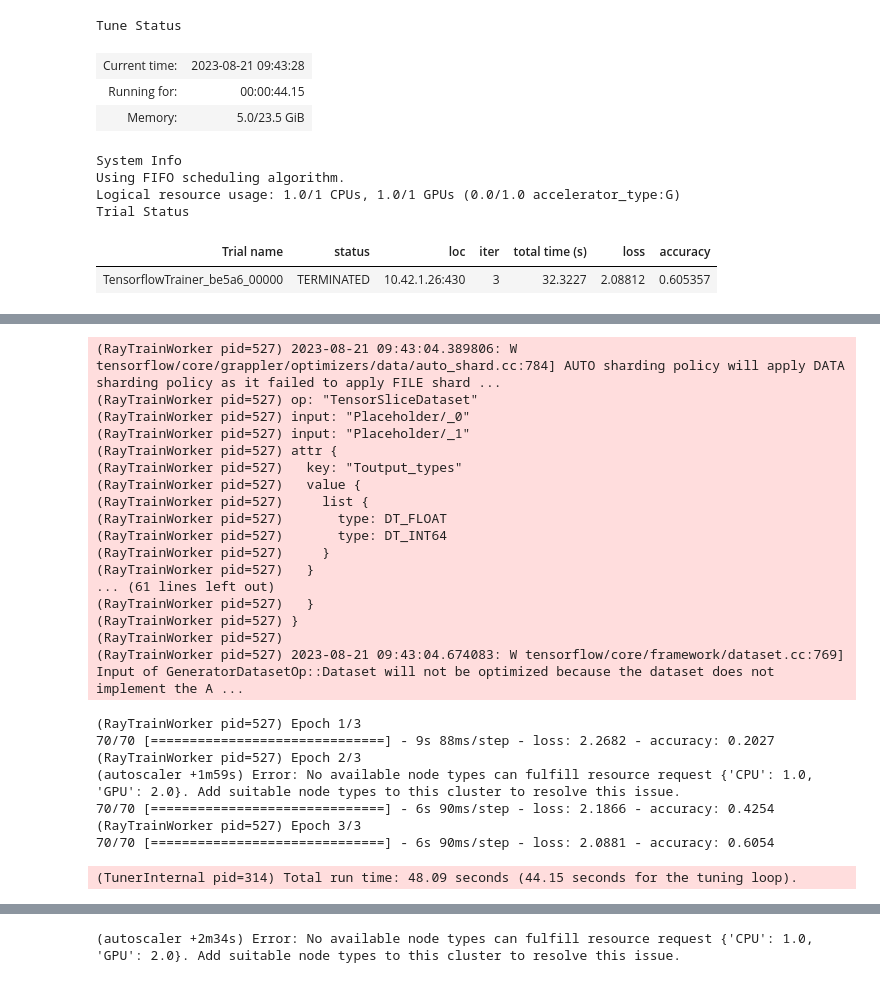
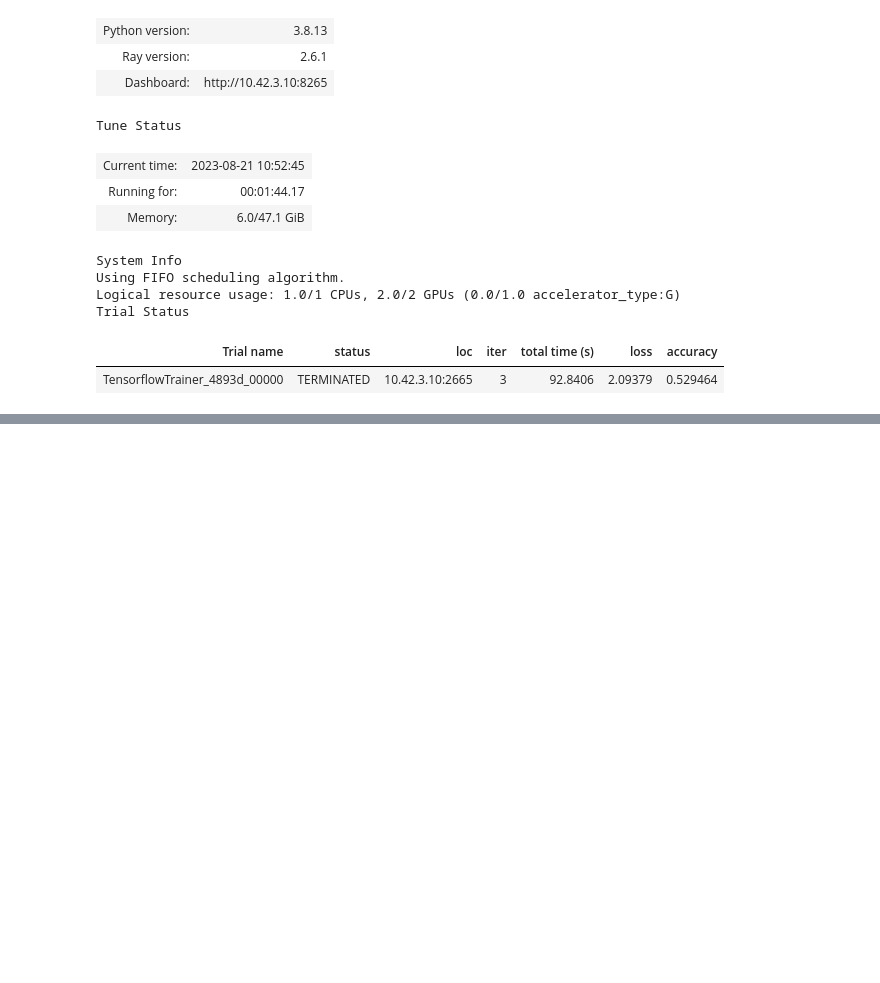
Before and after one commit to data-max-hq/cost-effective-ml, a Jupyter notebook: example_notebook/notebook.ipynb, the cells around one changed output, grey strips where cells are left out. Saved outputs shown, nothing was run; the diff lists cells and outputs as text; code cells hidden in the pictures; blank space fills up the shorter version.

```diff
--- a/example_notebook/notebook.ipynb
+++ b/example_notebook/notebook.ipynb
@@ -147,13 +141,19 @@ ClientObjectRef(c2668a65bda616c1ffffffffffffffffffffffff0100000001000000)
+# %%
+ray.init(address="ray://example-cluster-head-svc:10001", runtime_env=runtime_env)
+# %% [output]
+| Python version: | 3.8.13 |
+| Ray version: | 2.6.1 |
+| Dashboard: | http://10.42.3.10:8265 |
 # %%
-train_tensorflow_mnist(num_workers=1, use_gpu=True, epochs=3)
+train_tensorflow_mnist(num_workers=2, use_gpu=True, epochs=3)
 # %% [output]
 Tune Status
-| Current time: | 2023-08-21 09:43:28 |
-| Running for: | 00:00:44.15 |
-| Memory: | 5.0/23.5 GiB |
+| Current time: | 2023-08-21 10:52:45 |
+| Running for: | 00:01:44.17 |
+| Memory: | 6.0/47.1 GiB |
 System Info
 Using FIFO scheduling algorithm.
-Logical resource usage: 1.0/1 CPUs, 1.0/1 GPUs (0.0/1.0 accelerator_type:G)
+Logical resource usage: 1.0/1 CPUs, 2.0/2 GPUs (0.0/1.0 accelerator_type:G)
 Trial Status
 | Trial name | status | loc | iter | total time (s) | loss | accuracy |
-| TensorflowTrainer_be5a6_00000 | TERMINATED | 10.42.1.26:430 | 3 | 32.3227 | 2.08812 | 0.605357 |
+| TensorflowTrainer_4893d_00000 | TERMINATED | 10.42.3.10:2665 | 3 | 92.8406 | 2.09379 | 0.529464 |
@@ -179,25 +190,0 @@ Trial Status
-(RayTrainWorker pid=527) 2023-08-21 09:43:04.389806: W tensorflow/core/grappler/optimizers/data/auto_shard.cc:784] AUTO sharding policy will apply DATA sharding policy as it failed to apply FILE shard ...
-(RayTrainWorker pid=527) op: "TensorSliceDataset"
-(RayTrainWorker pid=527) input: "Placeholder/_0"
-(RayTrainWorker pid=527) input: "Placeholder/_1"
-(RayTrainWorker pid=527) attr {
-(RayTrainWorker pid=527)   key: "Toutput_types"
-(RayTrainWorker pid=527)   value {
-(RayTrainWorker pid=527)     list {
-(RayTrainWorker pid=527)       type: DT_FLOAT
-(RayTrainWorker pid=527)       type: DT_INT64
-(RayTrainWorker pid=527)     }
-(RayTrainWorker pid=527)   }
-... (61 lines left out)
-(RayTrainWorker pid=527)   }
-(RayTrainWorker pid=527) }
-(RayTrainWorker pid=527)
-(RayTrainWorker pid=527) 2023-08-21 09:43:04.674083: W tensorflow/core/framework/dataset.cc:769] Input of GeneratorDatasetOp::Dataset will not be optimized because the dataset does not implement the A ...
-(RayTrainWorker pid=527) Epoch 1/3
-70/70 [==============================] - 9s 88ms/step - loss: 2.2682 - accuracy: 0.2027
-(RayTrainWorker pid=527) Epoch 2/3
-(autoscaler +1m59s) Error: No available node types can fulfill resource request {'CPU': 1.0, 'GPU': 2.0}. Add suitable node types to this cluster to resolve this issue.
-70/70 [==============================] - 6s 90ms/step - loss: 2.1866 - accuracy: 0.4254
-(RayTrainWorker pid=527) Epoch 3/3
-70/70 [==============================] - 6s 90ms/step - loss: 2.0881 - accuracy: 0.6054
-(TunerInternal pid=314) Total run time: 48.09 seconds (44.15 seconds for the tuning loop).
@@ -205 +190,0 @@ AttributeError: Can't get attribute '_unpickle_block' on <module 'pandas._libs.i
-(autoscaler +2m34s) Error: No available node types can fulfill resource request {'CPU': 1.0, 'GPU': 2.0}. Add suitable node types to this cluster to resolve this issue.
```
Also changed, not shown: parts of 6 cells of this notebook, 1 other file.
